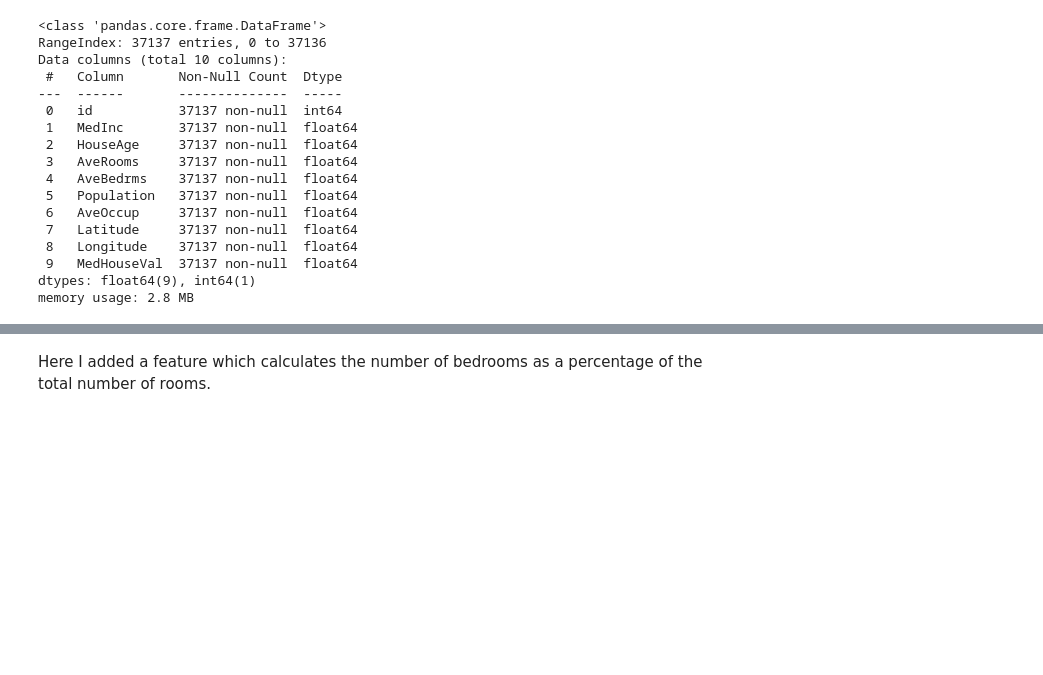
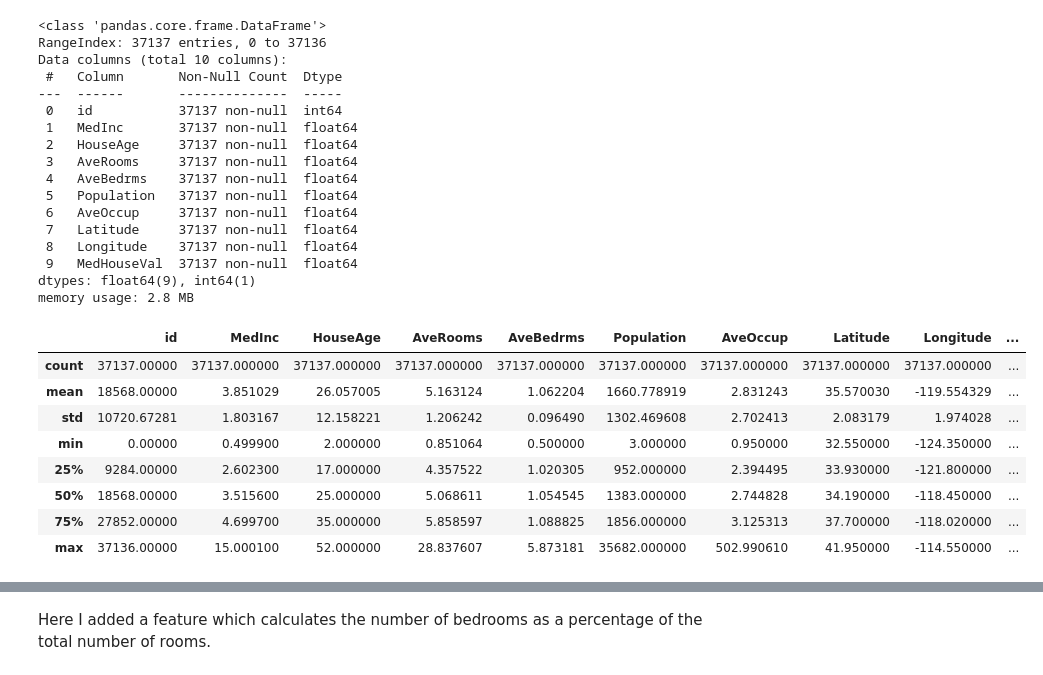
Before and after one commit to bowserd1/California-Housing-Project, a Jupyter notebook: Data_Wrangling_California_Housing_Dataset.ipynb, the cells around one changed output, grey strips where cells are left out. Cells and saved outputs as stored; diff of their text form; code cells hidden in the pictures; blank space fills up the shorter version.

```diff
--- a/Data_Wrangling_California_Housing_Dataset.ipynb
+++ b/Data_Wrangling_California_Housing_Dataset.ipynb
@@ -54,3 +54,15 @@ Data columns (total 10 columns):
  9   MedHouseVal  37137 non-null  float64
 dtypes: float64(9), int64(1)
 memory usage: 2.8 MB
+# %%
+housing.describe()
+# %% [output]
+|  | id | MedInc | HouseAge | AveRooms | AveBedrms | Population | AveOccup | Latitude | Longitude | ... |
+| count | 37137.00000 | 37137.000000 | 37137.000000 | 37137.000000 | 37137.000000 | 37137.000000 | 37137.000000 | 37137.000000 | 37137.000000 | ... |
+| mean | 18568.00000 | 3.851029 | 26.057005 | 5.163124 | 1.062204 | 1660.778919 | 2.831243 | 35.570030 | -119.554329 | ... |
+| std | 10720.67281 | 1.803167 | 12.158221 | 1.206242 | 0.096490 | 1302.469608 | 2.702413 | 2.083179 | 1.974028 | ... |
+| min | 0.00000 | 0.499900 | 2.000000 | 0.851064 | 0.500000 | 3.000000 | 0.950000 | 32.550000 | -124.350000 | ... |
+| 25% | 9284.00000 | 2.602300 | 17.000000 | 4.357522 | 1.020305 | 952.000000 | 2.394495 | 33.930000 | -121.800000 | ... |
+| 50% | 18568.00000 | 3.515600 | 25.000000 | 5.068611 | 1.054545 | 1383.000000 | 2.744828 | 34.190000 | -118.450000 | ... |
+| 75% | 27852.00000 | 4.699700 | 35.000000 | 5.858597 | 1.088825 | 1856.000000 | 3.125313 | 37.700000 | -118.020000 | ... |
+| max | 37136.00000 | 15.000100 | 52.000000 | 28.837607 | 5.873181 | 35682.000000 | 502.990610 | 41.950000 | -114.550000 | ... |
```
Also changed, not shown: parts of 2 cells of this notebook.
